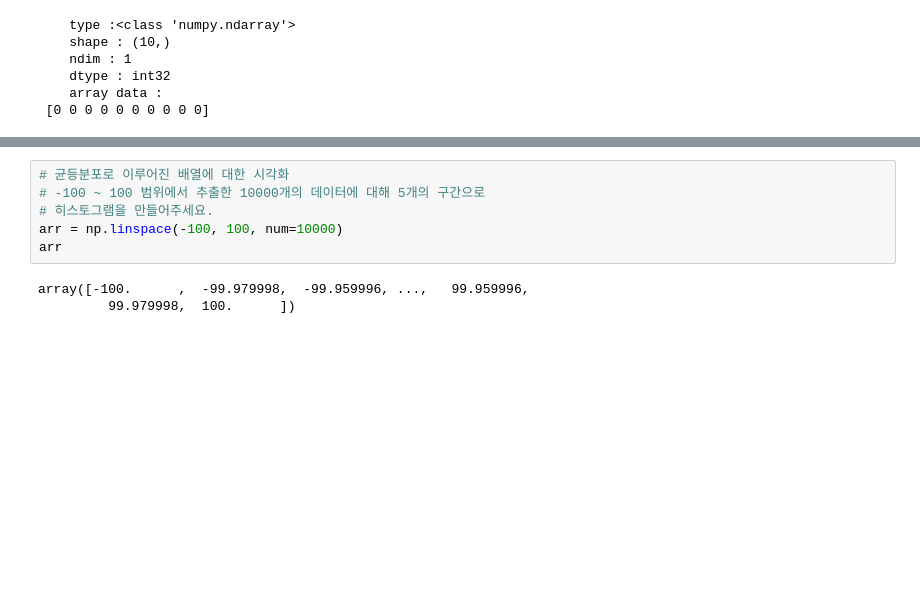
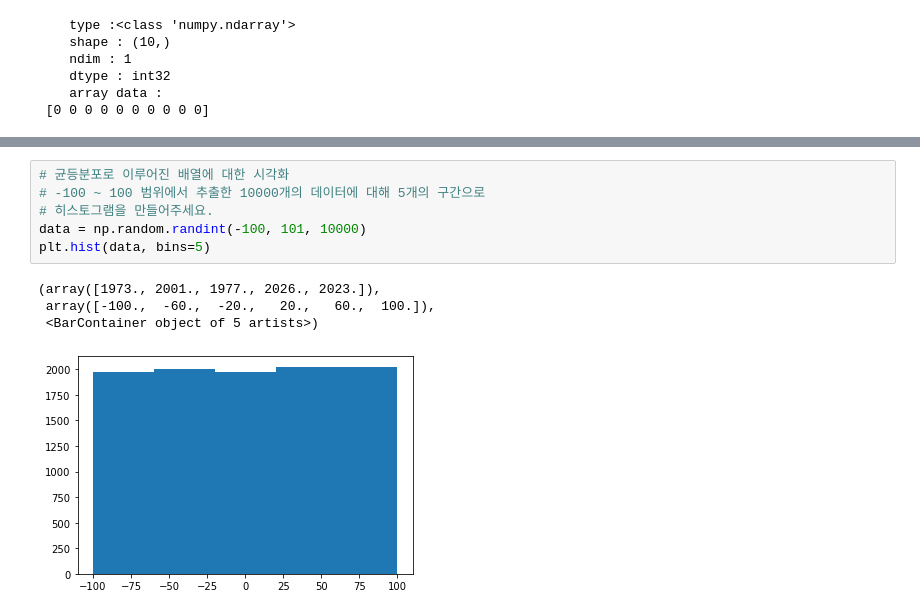
Before and after one commit to jjjjjjji-hun/python-basic, a Jupyter notebook: 넘파이/numpy 기초.ipynb, the cells around one changed output, grey strips where cells are left out. Cells and saved outputs as stored; diff of their text form; blank space fills up the shorter version.

```diff
--- a/넘파이/numpy 기초.ipynb
+++ b/넘파이/numpy 기초.ipynb
@@ -773,9 +773,11 @@ np_print(arr)
 # %%
 # 균등분포로 이루어진 배열에 대한 시각화
 # -100 ~ 100 범위에서 추출한 10000개의 데이터에 대해 5개의 구간으로
 # 히스토그램을 만들어주세요.
-arr = np.linspace(-100, 100, num=10000)
-arr
+data = np.random.randint(-100, 101, 10000)
+plt.hist(data, bins=5)
 # %% [output]
-array([-100.      ,  -99.979998,  -99.959996, ...,   99.959996,
-         99.979998,  100.      ])
+(array([1973., 2001., 1977., 2026., 2023.]),
+ array([-100.,  -60.,  -20.,   20.,   60.,  100.]),
+ <BarContainer object of 5 artists>)
+[figure, added]
```
Also changed, not shown: parts of 17 cells of this notebook, 1 other file.
